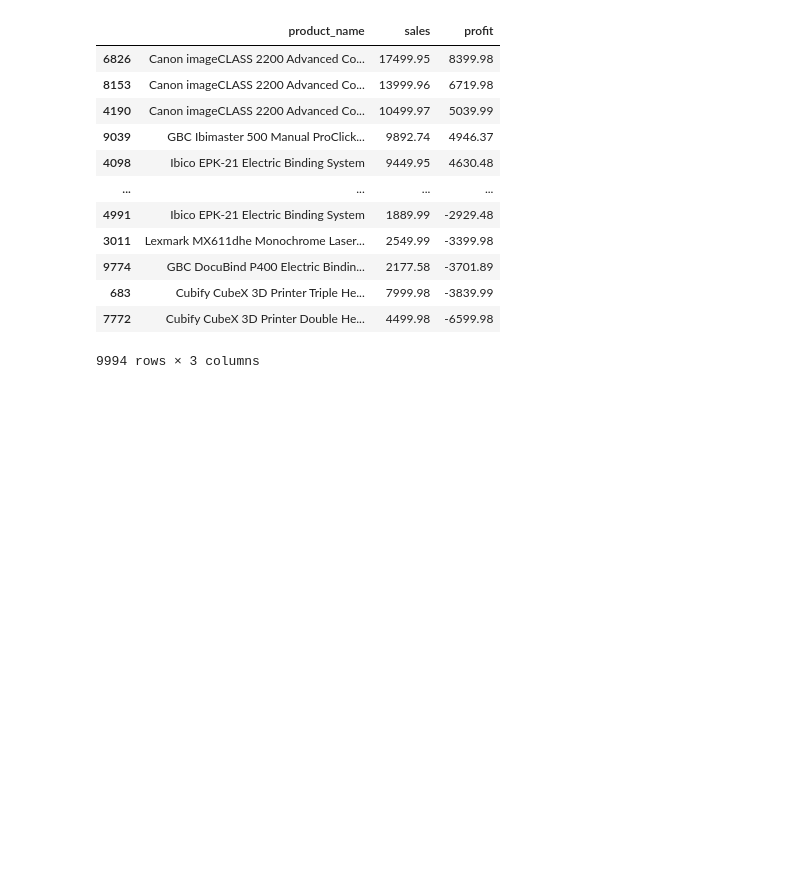
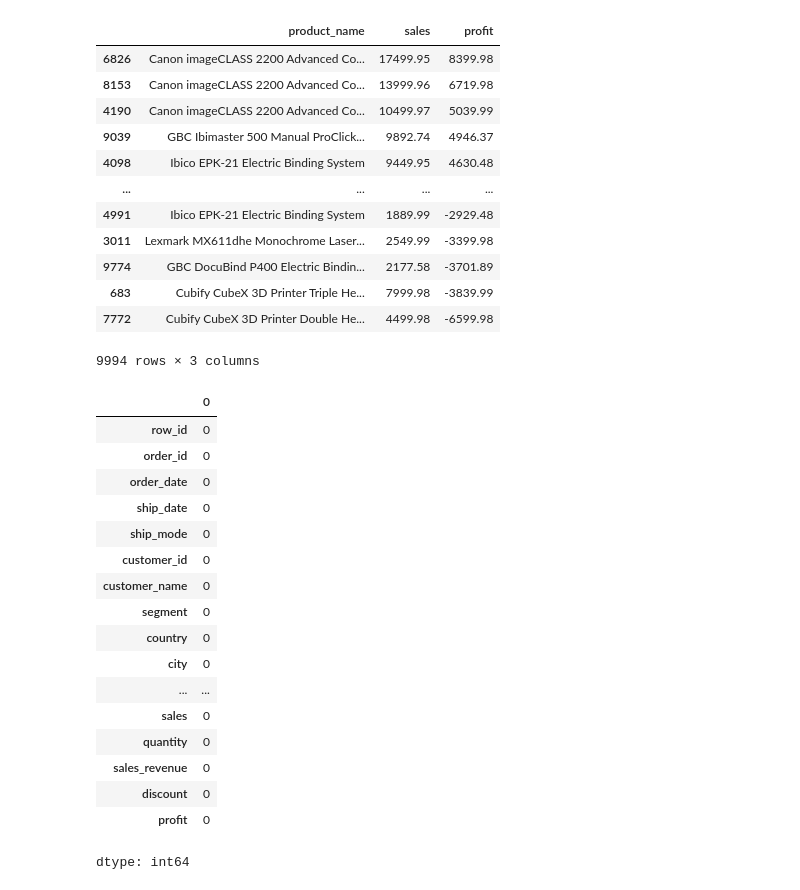
Before and after one commit to ZainulAbideen000748/Machine-Learning-Project, a Jupyter notebook: Python_Project_Panda,_Numpy,_Seaborn.ipynb, the cells around one changed output. Drawn from its saved outputs; the diff is of its cells as text; code cells hidden in the pictures; blank space fills up the shorter version.

```diff
--- a/Python_Project_Panda,_Numpy,_Seaborn.ipynb
+++ b/Python_Project_Panda,_Numpy,_Seaborn.ipynb
@@ -239,3 +239,24 @@ display(df.sort_values('profit', ascending=False)[['product_name', 'sales', 'pro
 | 683 | Cubify CubeX 3D Printer Triple He... | 7999.98 | -3839.99 |
 | 7772 | Cubify CubeX 3D Printer Double He... | 4499.98 | -6599.98 |
 9994 rows × 3 columns
+# %%
+df.isnull().sum()
+# %% [output]
+|  | 0 |
+| row_id | 0 |
+| order_id | 0 |
+| order_date | 0 |
+| ship_date | 0 |
+| ship_mode | 0 |
+| customer_id | 0 |
+| customer_name | 0 |
+| segment | 0 |
+| country | 0 |
+| city | 0 |
+| ... | ... |
+| sales | 0 |
+| quantity | 0 |
+| sales_revenue | 0 |
+| discount | 0 |
+| profit | 0 |
+dtype: int64
```
